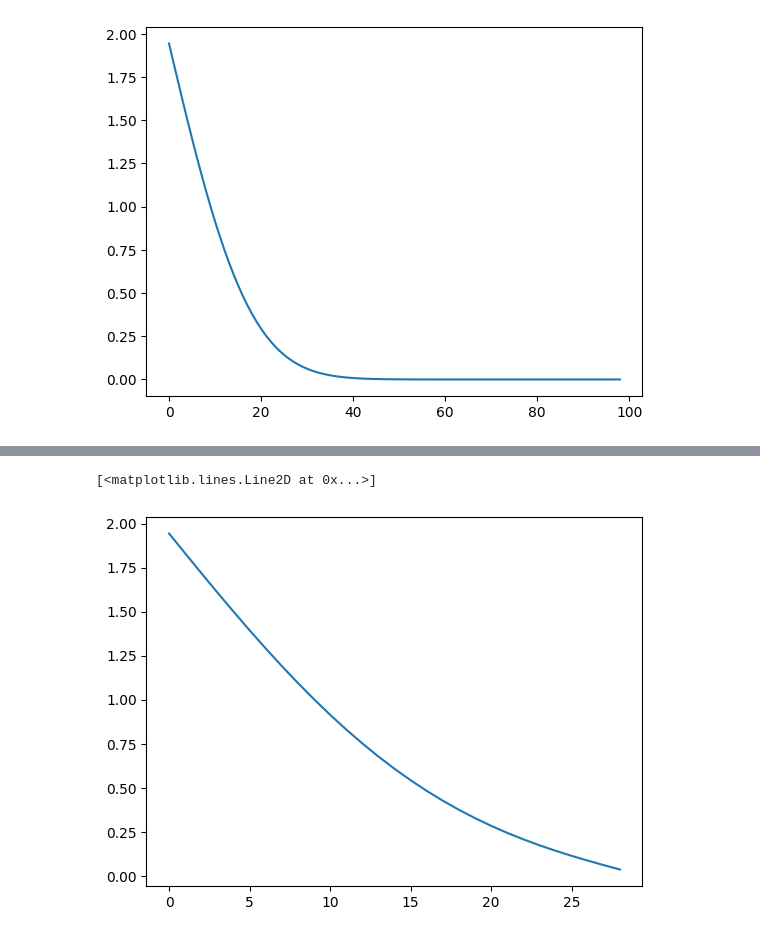
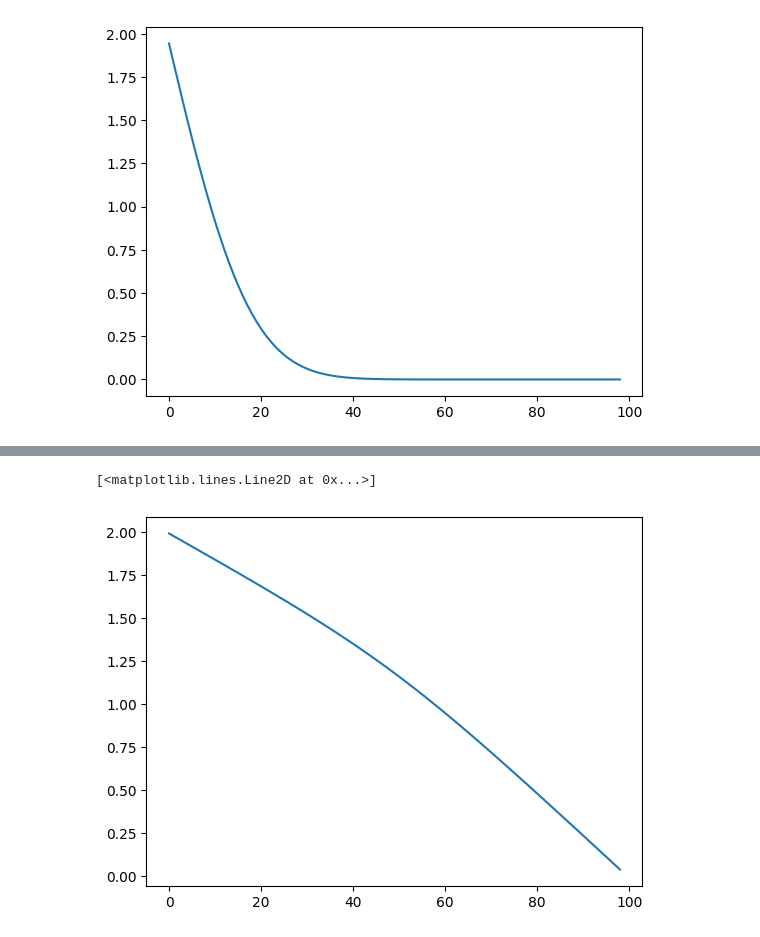
Before and after one commit to KozlovNA/diffusion-physmod, a Jupyter notebook: analyse.ipynb, the cells around one changed output, grey strips where cells are left out. Drawn from its saved outputs; the diff is of its cells as text; code cells hidden in the pictures.

```diff
--- a/analyse.ipynb
+++ b/analyse.ipynb
@@ -20,7 +21,7 @@ ValueError: cannot reshape array of size 81 into shape (99,99)
 # %%
 f = open('grid150000steps.txt', 'r')
-phi = np.loadtxt(f).reshape(29, 29)
-plt.plot(np.arange(29) ,phi[:][15])
+phi = np.loadtxt(f).reshape(99, 99)
+plt.plot(np.arange(99) ,phi[:][15])
 # %% [output]
 [<matplotlib.lines.Line2D at 0x...>]
-[figure, old version]
+[figure, new version]
```
Also changed, not shown: parts of 4 cells of this notebook, 5 other files.
